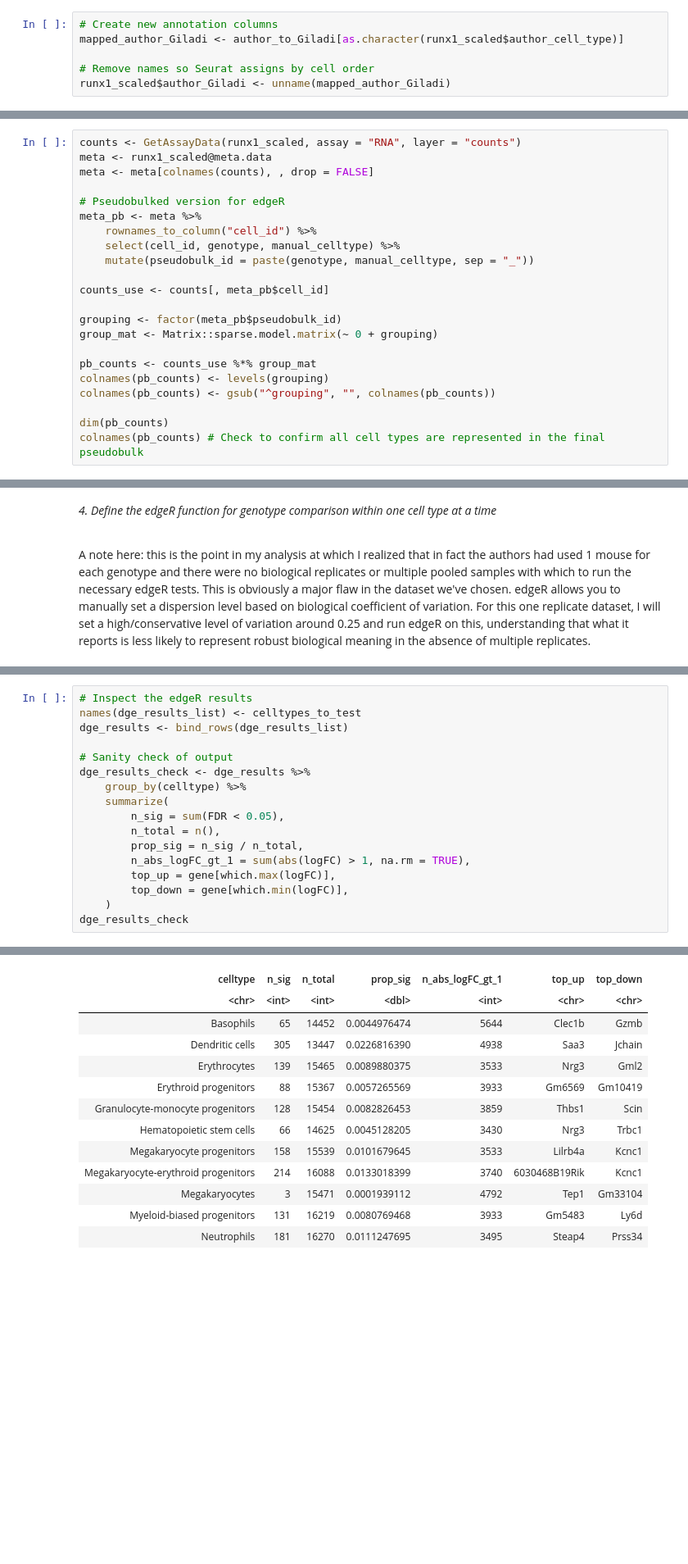
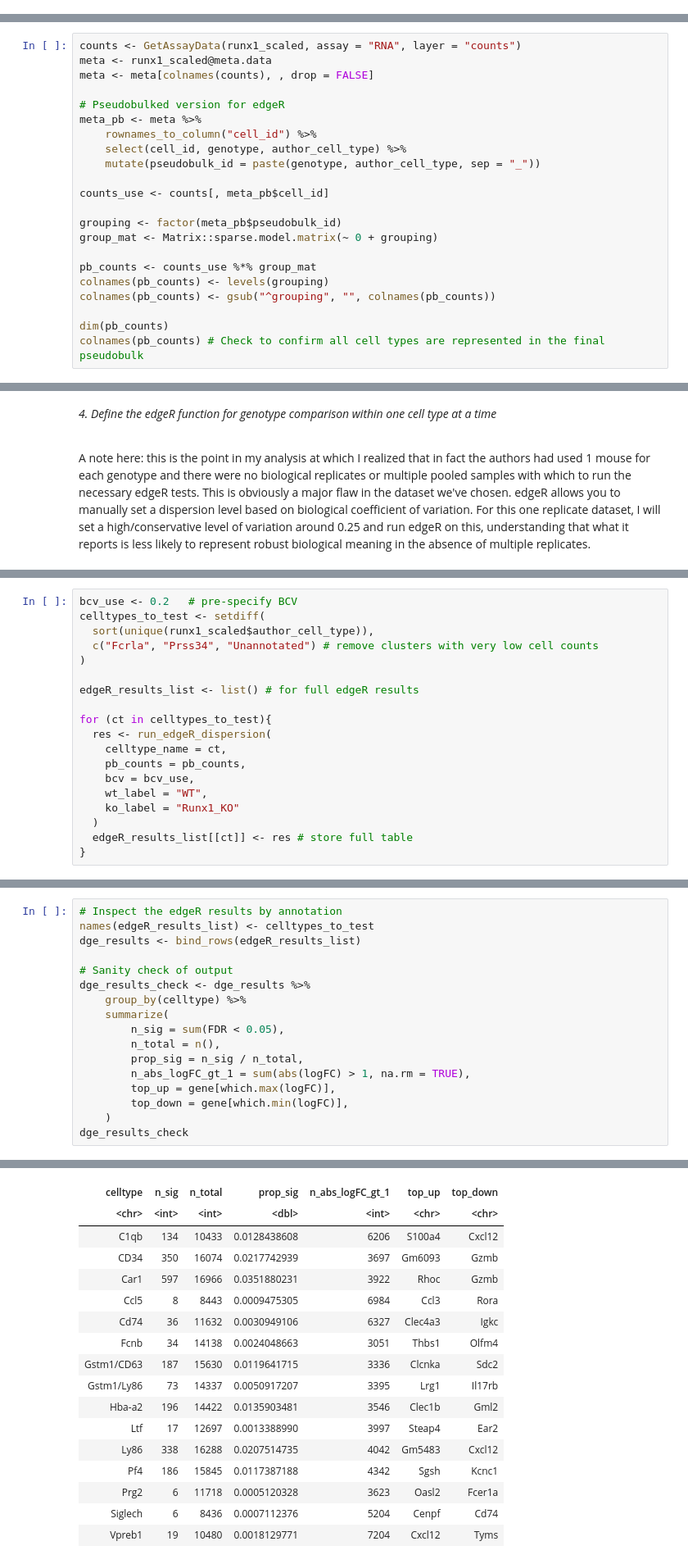
Before and after one commit to freed-vt/BST281-Final-Project, a Jupyter notebook: BST281_FP_module1_FR.ipynb, the cells around one changed output, grey strips where cells are left out. Shown at 82% size. Saved outputs shown, nothing was run; the diff lists cells and outputs as text; blank space fills up the shorter version.

```diff
--- a/BST281_FP_module1_FR.ipynb
+++ b/BST281_FP_module1_FR.ipynb
@@ -561,6 +556,0 @@ author_to_Giladi <- c(
-# %%
-# Create new annotation columns
-mapped_author_Giladi <- author_to_Giladi[as.character(runx1_scaled$author_cell_type)]
-
-# Remove names so Seurat assigns by cell order
-runx1_scaled$author_Giladi <- unname(mapped_author_Giladi)
@@ -781,8 +685,8 @@ meta <- meta[colnames(counts), , drop = FALSE]
 # Pseudobulked version for edgeR
 meta_pb <- meta %>%
     rownames_to_column("cell_id") %>%
-    select(cell_id, genotype, manual_celltype) %>%
-    mutate(pseudobulk_id = paste(genotype, manual_celltype, sep = "_"))
+    select(cell_id, genotype, author_cell_type) %>%
+    mutate(pseudobulk_id = paste(genotype, author_cell_type, sep = "_"))
 
 counts_use <- counts[, meta_pb$cell_id]
 
@@ -894,0 +767,19 @@ Running edgeR for: Neutrophils
+# %%
+bcv_use <- 0.2   # pre-specify BCV
+celltypes_to_test <- setdiff(
+  sort(unique(runx1_scaled$author_cell_type)),
+  c("Fcrla", "Prss34", "Unannotated") # remove clusters with very low cell counts
+)
+
+edgeR_results_list <- list() # for full edgeR results
+
+for (ct in celltypes_to_test){
+  res <- run_edgeR_dispersion(
+    celltype_name = ct,
+    pb_counts = pb_counts,
+    bcv = bcv_use,
+    wt_label = "WT",
+    ko_label = "Runx1_KO"
+  )
+  edgeR_results_list[[ct]] <- res # store full table
+}
@@ -895,7 +804,7 @@ Running edgeR for: Neutrophils
 # %%
-# Inspect the edgeR results
-names(dge_results_list) <- celltypes_to_test
-dge_results <- bind_rows(dge_results_list)
+# Inspect the edgeR results by annotation
+names(edgeR_results_list) <- celltypes_to_test
+dge_results <- bind_rows(edgeR_results_list)
 
 # Sanity check of output
 dge_results_check <- dge_results %>%
@@ -914,14 +823,18 @@ A tibble: 11 × 7
 | celltype | n_sig | n_total | prop_sig | n_abs_logFC_gt_1 | top_up | top_down |
 | <chr> | <int> | <int> | <dbl> | <int> | <chr> | <chr> |
-| Basophils | 65 | 14452 | 0.0044976474 | 5644 | Clec1b | Gzmb |
-| Dendritic cells | 305 | 13447 | 0.0226816390 | 4938 | Saa3 | Jchain |
-| Erythrocytes | 139 | 15465 | 0.0089880375 | 3533 | Nrg3 | Gml2 |
-| Erythroid progenitors | 88 | 15367 | 0.0057265569 | 3933 | Gm6569 | Gm10419 |
-| Granulocyte-monocyte progenitors | 128 | 15454 | 0.0082826453 | 3859 | Thbs1 | Scin |
-| Hematopoietic stem cells | 66 | 14625 | 0.0045128205 | 3430 | Nrg3 | Trbc1 |
-| Megakaryocyte progenitors | 158 | 15539 | 0.0101679645 | 3533 | Lilrb4a | Kcnc1 |
-| Megakaryocyte-erythroid progenitors | 214 | 16088 | 0.0133018399 | 3740 | 6030468B19Rik | Kcnc1 |
-| Megakaryocytes | 3 | 15471 | 0.0001939112 | 4792 | Tep1 | Gm33104 |
-| Myeloid-biased progenitors | 131 | 16219 | 0.0080769468 | 3933 | Gm5483 | Ly6d |
-| Neutrophils | 181 | 16270 | 0.0111247695 | 3495 | Steap4 | Prss34 |
+| C1qb | 134 | 10433 | 0.0128438608 | 6206 | S100a4 | Cxcl12 |
+| CD34 | 350 | 16074 | 0.0217742939 | 3697 | Gm6093 | Gzmb |
+| Car1 | 597 | 16966 | 0.0351880231 | 3922 | Rhoc | Gzmb |
+| Ccl5 | 8 | 8443 | 0.0009475305 | 6984 | Ccl3 | Rora |
+| Cd74 | 36 | 11632 | 0.0030949106 | 6327 | Clec4a3 | Igkc |
+| Fcnb | 34 | 14138 | 0.0024048663 | 3051 | Thbs1 | Olfm4 |
+| Gstm1/CD63 | 187 | 15630 | 0.0119641715 | 3336 | Clcnka | Sdc2 |
+| Gstm1/Ly86 | 73 | 14337 | 0.0050917207 | 3395 | Lrg1 | Il17rb |
+| Hba-a2 | 196 | 14422 | 0.0135903481 | 3546 | Clec1b | Gml2 |
+| Ltf | 17 | 12697 | 0.0013388990 | 3997 | Steap4 | Ear2 |
+| Ly86 | 338 | 16288 | 0.0207514735 | 4042 | Gm5483 | Cxcl12 |
+| Pf4 | 186 | 15845 | 0.0117387188 | 4342 | Sgsh | Kcnc1 |
+| Prg2 | 6 | 11718 | 0.0005120328 | 3623 | Oasl2 | Fcer1a |
+| Siglech | 6 | 8436 | 0.0007112376 | 5204 | Cenpf | Cd74 |
+| Vpreb1 | 19 | 10480 | 0.0018129771 | 7204 | Cxcl12 | Tyms |
 # %% [markdown]
```
Also changed, not shown: parts of 27 cells of this notebook.
